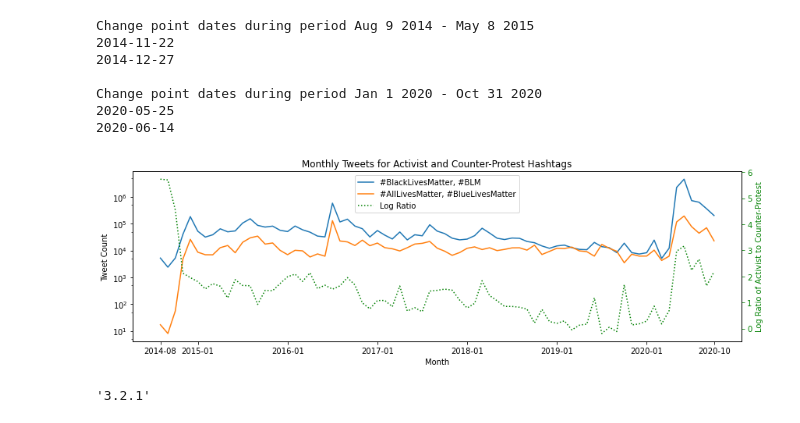
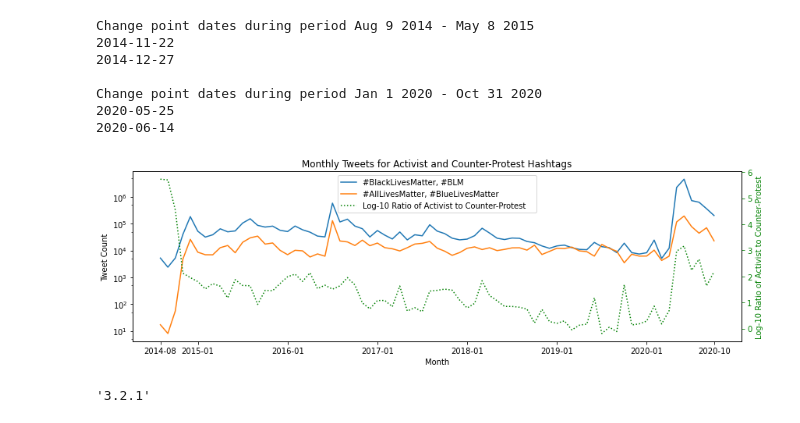
Before and after one commit to chrisfalter/BLM, a Jupyter notebook: src/tweet_counts.ipynb, the cells around one changed output. Cells and saved outputs as stored; diff of their text form; code cells hidden in the pictures.

Commit message:
log ratio label changed to 'log-10'

```diff
--- a/src/tweet_counts.ipynb
+++ b/src/tweet_counts.ipynb
@@ -131,35 +131,35 @@ df["#AllLivesMatter, #BlueLivesMatter"] = counter_df["Counter-Protest"]
 fig, (ax) = plt.subplots(nrows=1, ncols=1, figsize=(14,4))
 # plt.xlabel("Month")
 # plt.yscale("log", subsy=[5])
 # plt.ylabel("Tweet Count")
 # plt.title("Monthly Tweets for Activist and Counter-Protest Hashtags")
 
 ax.set_xlabel("Month")
 ax.set_yscale("log", subsy=[5])
 ax.set_ylabel("Tweet Count")
 ax.set_title("Monthly Tweets for Activist and Counter-Protest Hashtags")
 
 plot_handles = []
 for column in df.columns[:2]:
     h, = ax.plot(df.index, df[column], label = column)
     plot_handles.append(h)
 
 # plot the log ratio
 ratio_color = "green"
-ratio_label = "Log Ratio of Activist to Counter-Protest"
+ratio_label = "Log-10 Ratio of Activist to Counter-Protest"
 ax2 = ax.twinx()
 h, = ax2.plot(df.index, df["Ratio"], label = ratio_label, color=ratio_color, linestyle="dotted")
 plot_handles.append(h)
 ax2.set_yscale("linear")
 ax2.set_ylabel(ratio_label, color=ratio_color)
 ax2.tick_params('y', colors=ratio_color)
 
 ticks = [0, 5, 17, 29, 41, 53, 65, 74]
 plt.xticks(ticks, df.index[ticks])
 
 legend = plt.legend(handles=plot_handles, loc="upper center")
 # %% [output]
-[figure, old version]
+[figure, new version]
 # %%
 import matplotlib
 matplotlib.__version__
```
Also changed, not shown: 1 other file.
